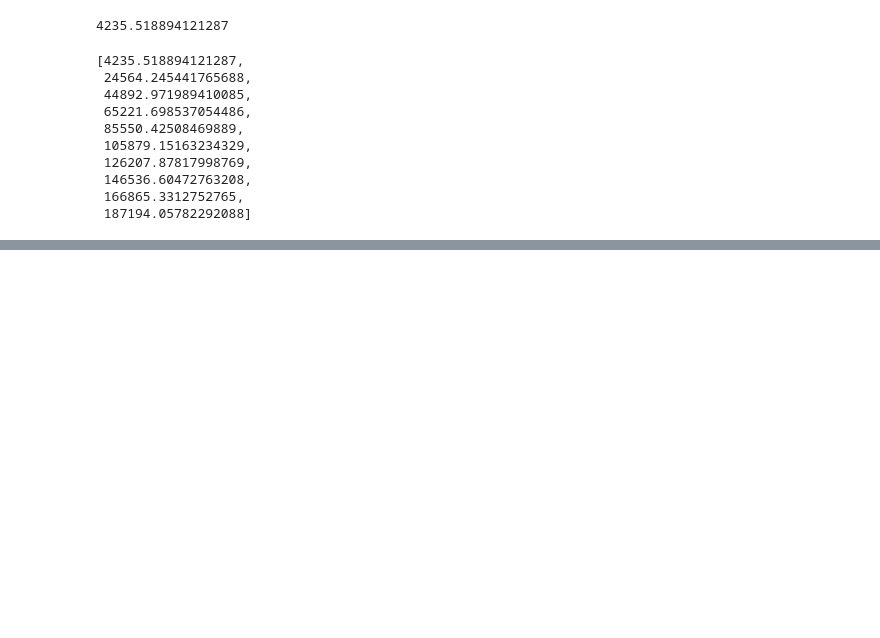
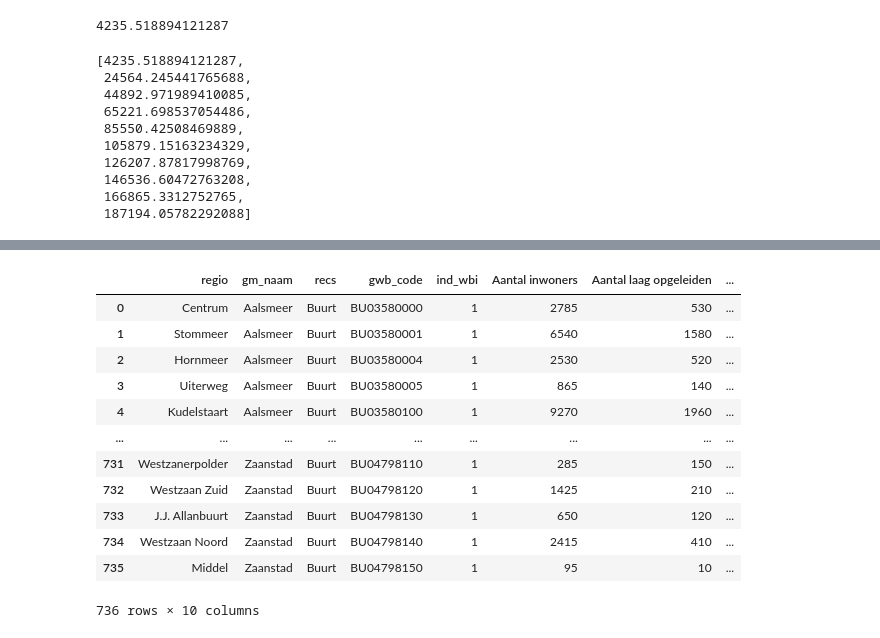
Before and after one commit to Tjalling-dejong/GrandFinaleOD, a Jupyter notebook: scripts/get_data.ipynb, the cells around one changed output, grey strips where cells are left out. Cells and saved outputs as stored; diff of their text form; code cells hidden in the pictures; blank space fills up the shorter version.

```diff
--- a/scripts/get_data.ipynb
+++ b/scripts/get_data.ipynb
@@ -99,0 +116,18 @@ buurten_emissies.to_file("../data/buurten_od_emissies.geojson")
+# %%
+gezondheidsdata = readData("SQL/gezondheids.sql", geodata=False)
+# %%
+gezondheidsdata
+# %% [output]
+|  | regio | gm_naam | recs | gwb_code | ind_wbi | Aantal inwoners | Aantal laag opgeleiden | ... |
+| 0 | Centrum | Aalsmeer | Buurt | BU03580000 | 1 | 2785 | 530 | ... |
+| 1 | Stommeer | Aalsmeer | Buurt | BU03580001 | 1 | 6540 | 1580 | ... |
+| 2 | Hornmeer | Aalsmeer | Buurt | BU03580004 | 1 | 2530 | 520 | ... |
+| 3 | Uiterweg | Aalsmeer | Buurt | BU03580005 | 1 | 865 | 140 | ... |
+| 4 | Kudelstaart | Aalsmeer | Buurt | BU03580100 | 1 | 9270 | 1960 | ... |
+| ... | ... | ... | ... | ... | ... | ... | ... | ... |
+| 731 | Westzanerpolder | Zaanstad | Buurt | BU04798110 | 1 | 285 | 150 | ... |
+| 732 | Westzaan Zuid | Zaanstad | Buurt | BU04798120 | 1 | 1425 | 210 | ... |
+| 733 | J.J. Allanbuurt | Zaanstad | Buurt | BU04798130 | 1 | 650 | 120 | ... |
+| 734 | Westzaan Noord | Zaanstad | Buurt | BU04798140 | 1 | 2415 | 410 | ... |
+| 735 | Middel | Zaanstad | Buurt | BU04798150 | 1 | 95 | 10 | ... |
+736 rows × 10 columns
```
Also changed, not shown: parts of 8 cells of this notebook, 9 other files.
